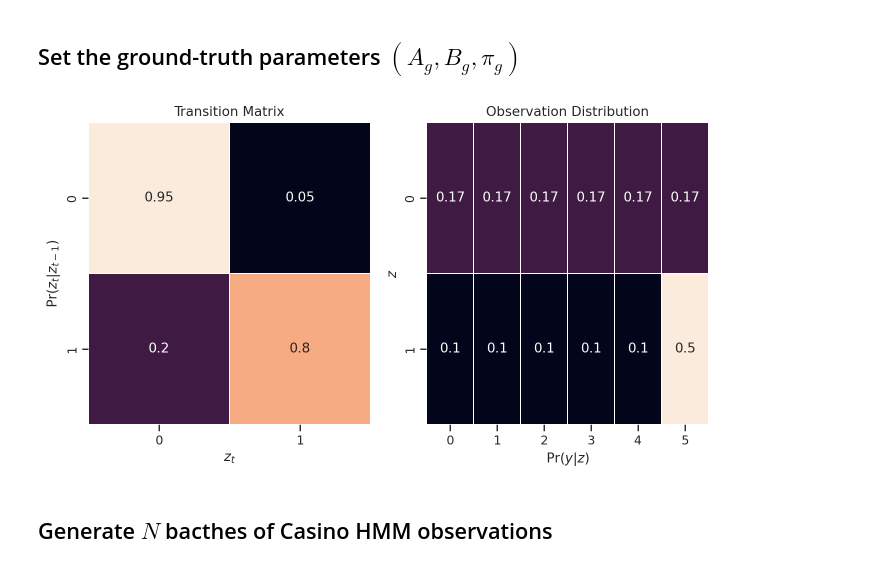
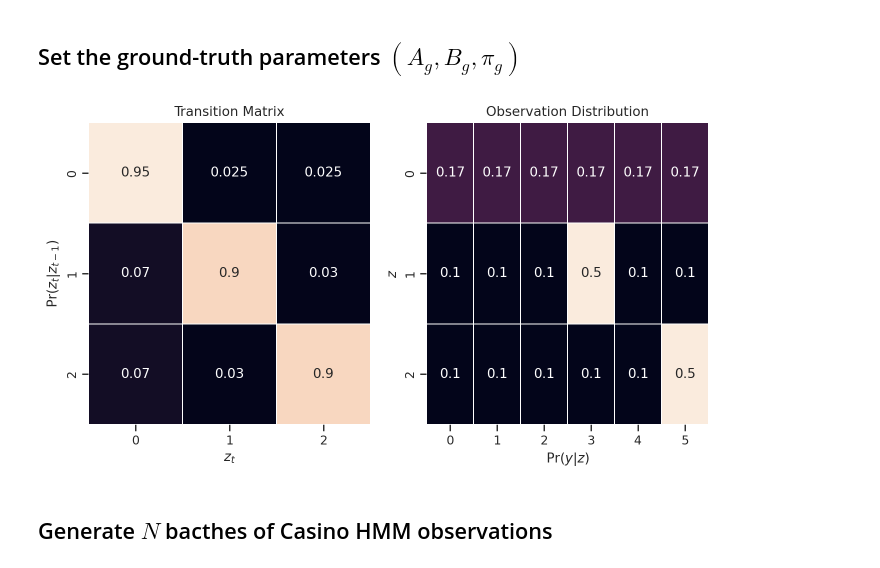
Before and after one commit to CorpuzKB/PML-Advance-Topics-notebooks, a Jupyter notebook: HMM_Baum_Welch_(EM)__TensorFlow.ipynb, the cells around one changed output. Cells and saved outputs as stored; diff of their text form; code cells hidden in the pictures.

```diff
--- a/HMM_Baum_Welch_(EM)__TensorFlow.ipynb
+++ b/HMM_Baum_Welch_(EM)__TensorFlow.ipynb
@@ -195,32 +195,31 @@ def HMM_Generator(transition_matrix, emission_distribution, emission_params, sta
 # %% [markdown]
 ## Set the ground-truth parameters $(A_g, B_g, \pi_g)$
 # %%
-num_states = 2
+num_states = 3
 
-initial_distribution = tf.constant([
-    [0.2],
-    [0.8]
-])
+initial_distribution = tf.fill([num_states, 1], 1/num_states)
 
 transition_distribution = tf.constant([
-    [0.95, 0.05],
-    [0.2, 0.8]
+    [0.95, 0.025, 0.025],
+    [0.07, 0.9, 0.03],
+    [0.07, 0.03, 0.9]
 ])
 
 emission_params = tf.stack([
     tf.squeeze(tf.constant(tf.fill([1, 6], 1/6))),
+    tf.constant([1/10, 1/10, 1/10, 5/10, 1/10, 1/10]),
     tf.constant([*[1/10 for _ in range(5)], 5/10])
     ])
 
 emission_distribution = lambda arg: tfd.Categorical(probs=arg)
 
 fig, axes = plt.subplots(1, 2, figsize=(10, 5))
 sns.heatmap(transition_distribution, annot=True, linewidth=.5, ax=axes[0], cbar=False)
 sns.heatmap(emission_params, annot=True, linewidth=.5, ax=axes[1], cbar=False)
 axes[0].set(xlabel='$z_{t}$', ylabel='$\Pr(z_{t}|z_{t-1})$', title='Transition Matrix')
 axes[1].set(xlabel='$\Pr(y|z)$', ylabel='$z$', title='Observation Distribution'); plt.show()
 # %% [output]
-[figure, old version]
+[figure, new version]
 # %% [markdown]
 ## Generate $N$ bacthes of Casino HMM observations
 # %%
```
Also changed, not shown: parts of 2 cells of this notebook.
